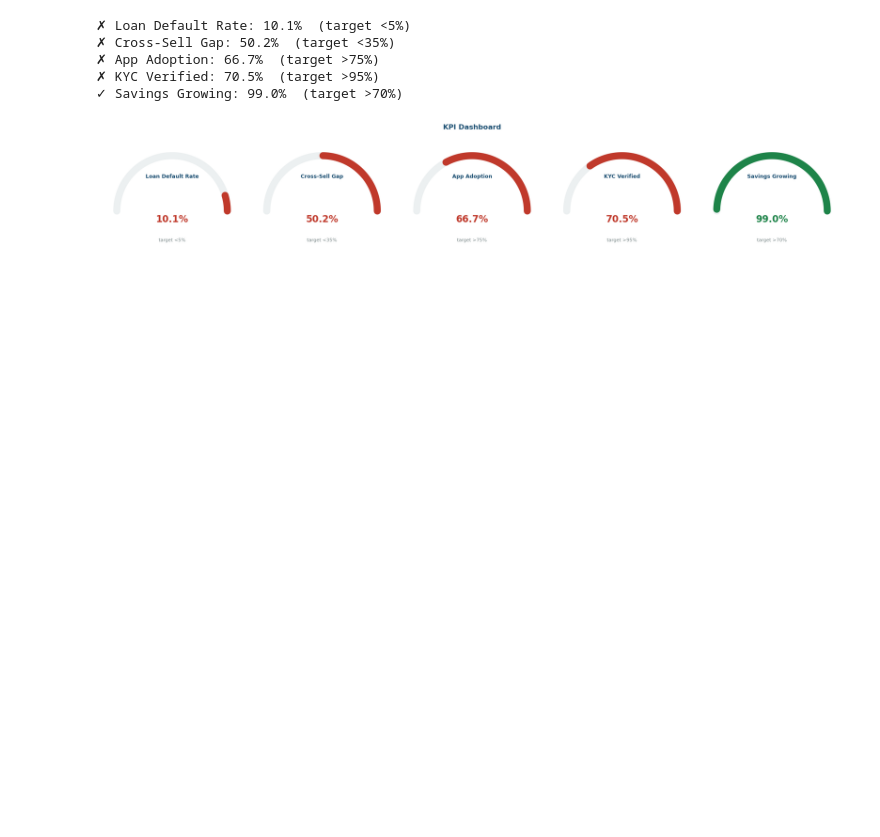
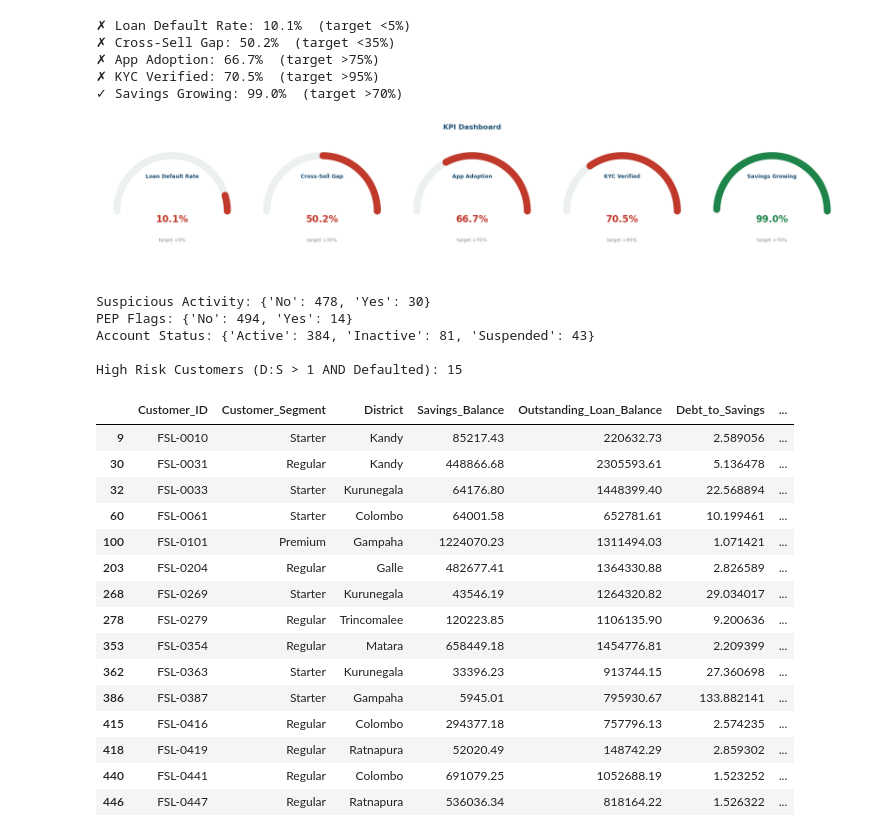
Before and after one commit to senara20240943-droid/Dialog-Fintec, a Jupyter notebook: Cleaning and EDA.ipynb, the cells around one changed output. Drawn from its saved outputs; the diff is of its cells as text; code cells hidden in the pictures; blank space fills up the shorter version.

Commit message:
compliance and risk

```diff
--- a/Cleaning and EDA.ipynb
+++ b/Cleaning and EDA.ipynb
@@ -517,3 +517,37 @@ plt.tight_layout(); plt.show()
 ✗ KYC Verified: 70.5%  (target >95%)
 ✓ Savings Growing: 99.0%  (target >70%)
 [figure]
+# %%
+#flags compliance risks — suspicious activity,
+#politically exposed persons (PEP), high-risk borrowers, and inactive accounts.
+
+
+print("Suspicious Activity:", df["Suspicious_Activity_Flag"].value_counts().to_dict())
+print("PEP Flags:",           df["PEP_Flag"].value_counts().to_dict())
+print("Account Status:",      df["Account_Status"].value_counts().to_dict())
+
+print(f"\nHigh Risk Customers (D:S > 1 AND Defaulted): {df['High_Risk_Flag'].sum()}")
+df[df["High_Risk_Flag"]][["Customer_ID","Customer_Segment","District",
+                           "Savings_Balance","Outstanding_Loan_Balance","Debt_to_Savings","KYC_Status"]]
+# %% [output]
+Suspicious Activity: {'No': 478, 'Yes': 30}
+PEP Flags: {'No': 494, 'Yes': 14}
+Account Status: {'Active': 384, 'Inactive': 81, 'Suspended': 43}
+
+High Risk Customers (D:S > 1 AND Defaulted): 15
+|  | Customer_ID | Customer_Segment | District | Savings_Balance | Outstanding_Loan_Balance | Debt_to_Savings | ... |
+| 9 | FSL-0010 | Starter | Kandy | 85217.43 | 220632.73 | 2.589056 | ... |
+| 30 | FSL-0031 | Regular | Kandy | 448866.68 | 2305593.61 | 5.136478 | ... |
+| 32 | FSL-0033 | Starter | Kurunegala | 64176.80 | 1448399.40 | 22.568894 | ... |
+| 60 | FSL-0061 | Starter | Colombo | 64001.58 | 652781.61 | 10.199461 | ... |
+| 100 | FSL-0101 | Premium | Gampaha | 1224070.23 | 1311494.03 | 1.071421 | ... |
+| 203 | FSL-0204 | Regular | Galle | 482677.41 | 1364330.88 | 2.826589 | ... |
+| 268 | FSL-0269 | Starter | Kurunegala | 43546.19 | 1264320.82 | 29.034017 | ... |
+| 278 | FSL-0279 | Regular | Trincomalee | 120223.85 | 1106135.90 | 9.200636 | ... |
+| 353 | FSL-0354 | Regular | Matara | 658449.18 | 1454776.81 | 2.209399 | ... |
+| 362 | FSL-0363 | Starter | Kurunegala | 33396.23 | 913744.15 | 27.360698 | ... |
+| 386 | FSL-0387 | Starter | Gampaha | 5945.01 | 795930.67 | 133.882141 | ... |
+| 415 | FSL-0416 | Regular | Colombo | 294377.18 | 757796.13 | 2.574235 | ... |
+| 418 | FSL-0419 | Regular | Ratnapura | 52020.49 | 148742.29 | 2.859302 | ... |
+| 440 | FSL-0441 | Regular | Colombo | 691079.25 | 1052688.19 | 1.523252 | ... |
+| 446 | FSL-0447 | Regular | Ratnapura | 536036.34 | 818164.22 | 1.526322 | ... |
```
